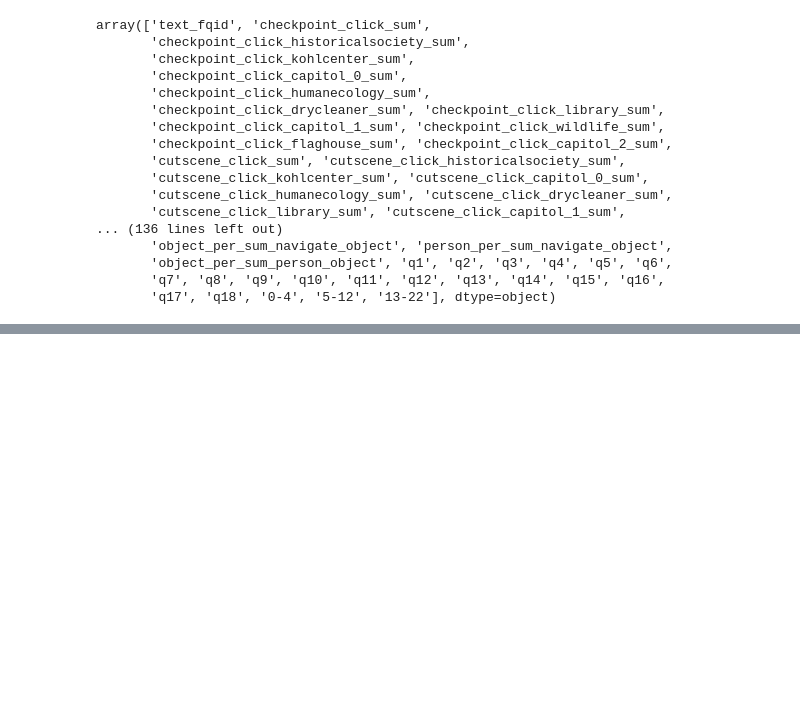
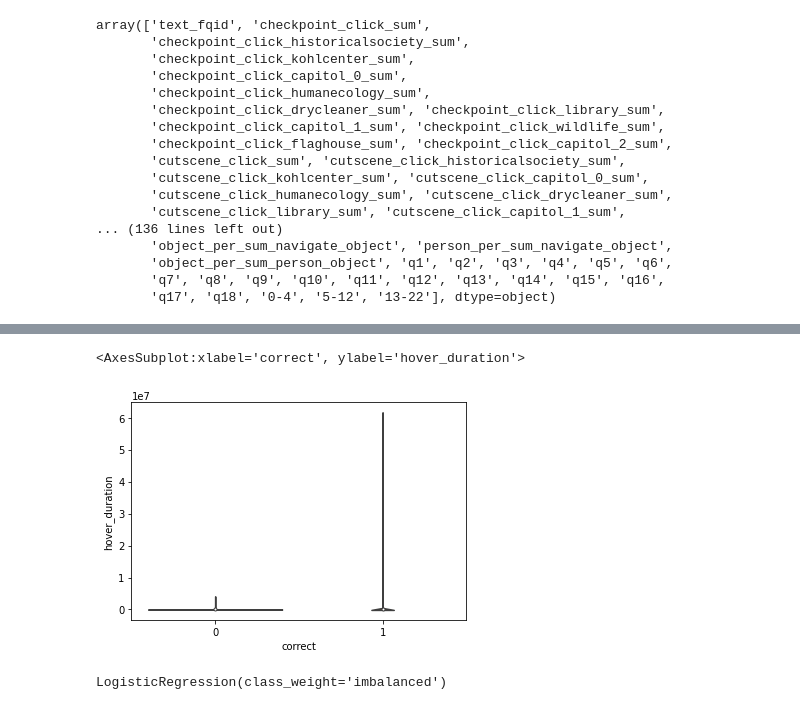
Before and after one commit to lhduc94/predict_student_perfomance, a Jupyter notebook: notebooks/three.ipynb, the cells around one changed output, grey strips where cells are left out. Cells and saved outputs as stored; diff of their text form; code cells hidden in the pictures; blank space fills up the shorter version.

```diff
--- a/notebooks/three.ipynb
+++ b/notebooks/three.ipynb
@@ -322,0 +440,2 @@ array(['text_fqid', 'checkpoint_click_sum',
+# %%
+bla = train_labels[train_labels.level_group=='0-4'].merge(df[['session','hover_duration','level_group']],on=['session','level_group'],how='left')
@@ -322,0 +444,5 @@ array(['text_fqid', 'checkpoint_click_sum',
+# %%
+sns.violinplot(x='correct', y='hover_duration', data=bla[bla.question==1])
+# %% [output]
+<AxesSubplot:xlabel='correct', ylabel='hover_duration'>
+[figure, added]
@@ -322,0 +456,4 @@ array(['text_fqid', 'checkpoint_click_sum',
+# %%
+logreg.fit(X_train, y_train)
+# %% [output]
+LogisticRegression(class_weight='imbalanced')
```
Also changed, not shown: parts of 23 cells of this notebook, 6 other files.
